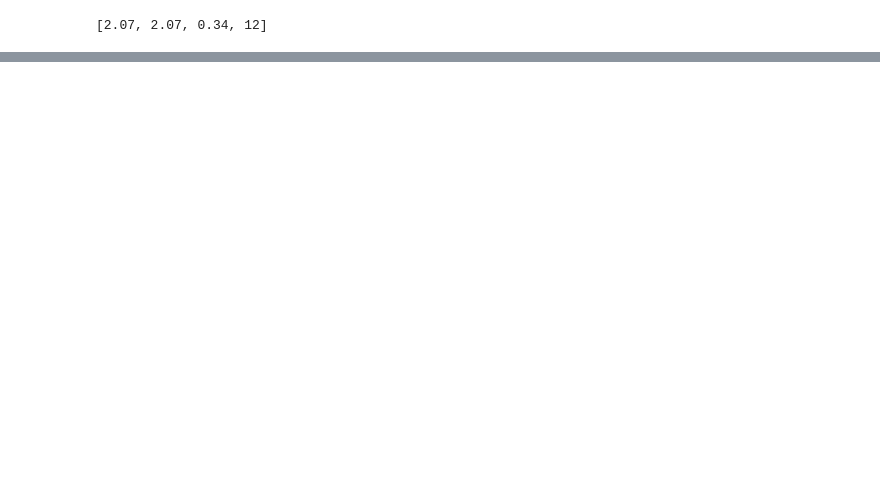
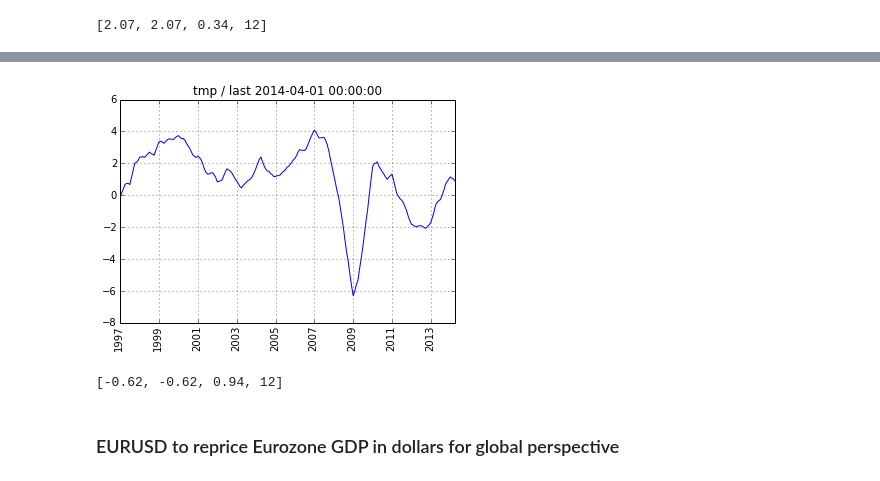
Before and after one commit to rsvp/fecon235, a Jupyter notebook: nb/fred-eurozone.ipynb, the cells around one changed output, grey strips where cells are left out. Cells and saved outputs as stored; diff of their text form; code cells hidden in the pictures; blank space fills up the shorter version.

```diff
--- a/nb/fred-eurozone.ipynb
+++ b/nb/fred-eurozone.ipynb
@@ -217,0 +191,13 @@ plotfred(regresstime(eu2us))
+# %%
+#  Let's now look the YoY growth rate:
+gdpeur_rate = pcent( gdpeur, 12).dropna()
+plotfred( gdpeur_rate )
+# %% [output]
+[figure, added]
+# %%
+#  Real Eurozone GDP geometric growth after 2007 looks negative:
+georet( gdpeur['2007':], 12 )
+# %% [output]
+[-0.62, -0.62, 0.94, 12]
+# %% [markdown]
+### EURUSD to reprice Eurozone GDP in dollars for global perspective
```
Also changed, not shown: parts of 61 cells of this notebook, 1 other file.
